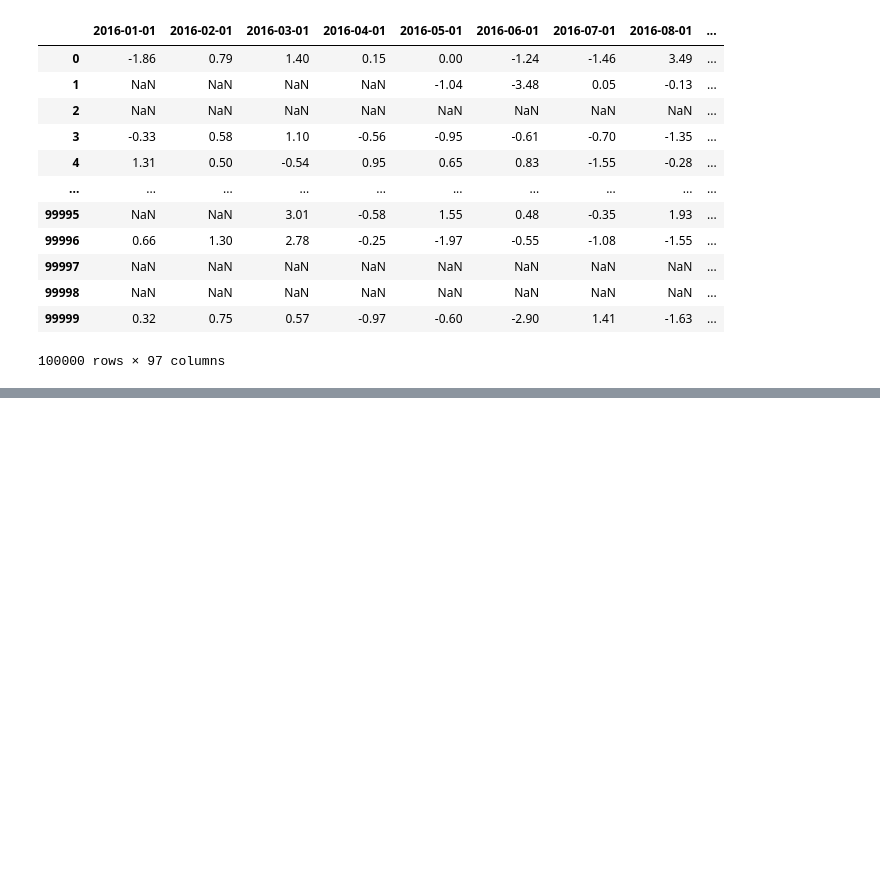
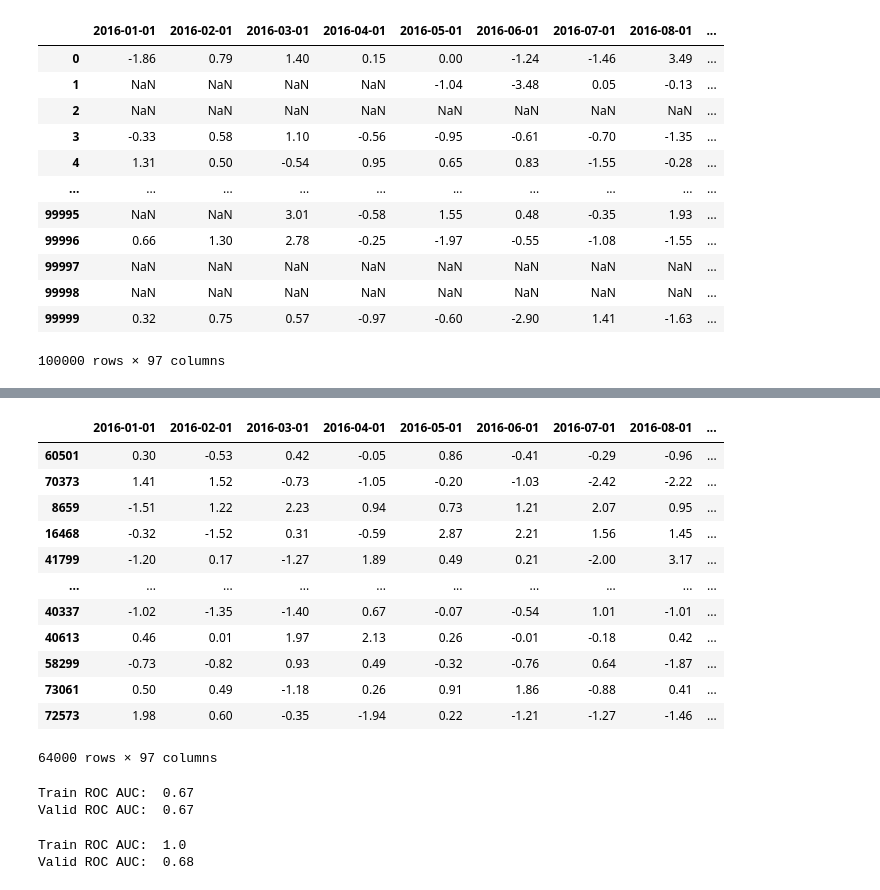
Before and after one commit to georgekovin/Clovery-Test-MD, a Jupyter notebook: training.ipynb, the cells around one changed output, grey strips where cells are left out. Cells and saved outputs as stored; diff of their text form; code cells hidden in the pictures; blank space fills up the shorter version.

```diff
--- a/training.ipynb
+++ b/training.ipynb
@@ -190,0 +211,59 @@ re_data
+# %%
+y = re_train.pop('label')
+
+X_train, X_valid, y_train, y_valid = train_test_split(
+    re_train, y,
+    test_size=0.2,
+    random_state=33,
+    stratify=y
+)
+
+data_pool = X_train, X_valid, y_train, y_valid
+
+X_train
+# %% [output]
+|  | 2016-01-01 | 2016-02-01 | 2016-03-01 | 2016-04-01 | 2016-05-01 | 2016-06-01 | 2016-07-01 | 2016-08-01 | ... |
+| 60501 | 0.30 | -0.53 | 0.42 | -0.05 | 0.86 | -0.41 | -0.29 | -0.96 | ... |
+| 70373 | 1.41 | 1.52 | -0.73 | -1.05 | -0.20 | -1.03 | -2.42 | -2.22 | ... |
+| 8659 | -1.51 | 1.22 | 2.23 | 0.94 | 0.73 | 1.21 | 2.07 | 0.95 | ... |
+| 16468 | -0.32 | -1.52 | 0.31 | -0.59 | 2.87 | 2.21 | 1.56 | 1.45 | ... |
+| 41799 | -1.20 | 0.17 | -1.27 | 1.89 | 0.49 | 0.21 | -2.00 | 3.17 | ... |
+| ... | ... | ... | ... | ... | ... | ... | ... | ... | ... |
+| 40337 | -1.02 | -1.35 | -1.40 | 0.67 | -0.07 | -0.54 | 1.01 | -1.01 | ... |
+| 40613 | 0.46 | 0.01 | 1.97 | 2.13 | 0.26 | -0.01 | -0.18 | 0.42 | ... |
+| 58299 | -0.73 | -0.82 | 0.93 | 0.49 | -0.32 | -0.76 | 0.64 | -1.87 | ... |
+| 73061 | 0.50 | 0.49 | -1.18 | 0.26 | 0.91 | 1.86 | -0.88 | 0.41 | ... |
+| 72573 | 1.98 | 0.60 | -0.35 | -1.94 | 0.22 | -1.21 | -1.27 | -1.46 | ... |
+64000 rows × 97 columns
+# %%
+def calc_rocauc(model, X, y):
+    proba = model.predict_proba(X)[:, 1]
+    rocauc = roc_auc_score(y, proba)
+
+    return round(rocauc, 2)
+
+
+def estimate_model(model, pool=data_pool):
+    X_train, X_valid, y_train, y_valid = pool
+    model.fit(X_train, y_train)
+
+    rocauc_train = calc_rocauc(model, X_train, y_train)
+    rocauc_valid = calc_rocauc(model, X_valid, y_valid)
+
+    print('Train ROC AUC: ', rocauc_train)
+    print('Valid ROC AUC: ', rocauc_valid)
+
+
+baseline = LogisticRegression()
+
+estimate_model(baseline)
+# %% [output]
+Train ROC AUC:  0.67
+Valid ROC AUC:  0.67
+# %%
+forest = RandomForestClassifier(random_state=33)
+
+estimate_model(forest)
+# %% [output]
+Train ROC AUC:  1.0
+Valid ROC AUC:  0.68
```
Also changed, not shown: parts of 7 cells of this notebook.
